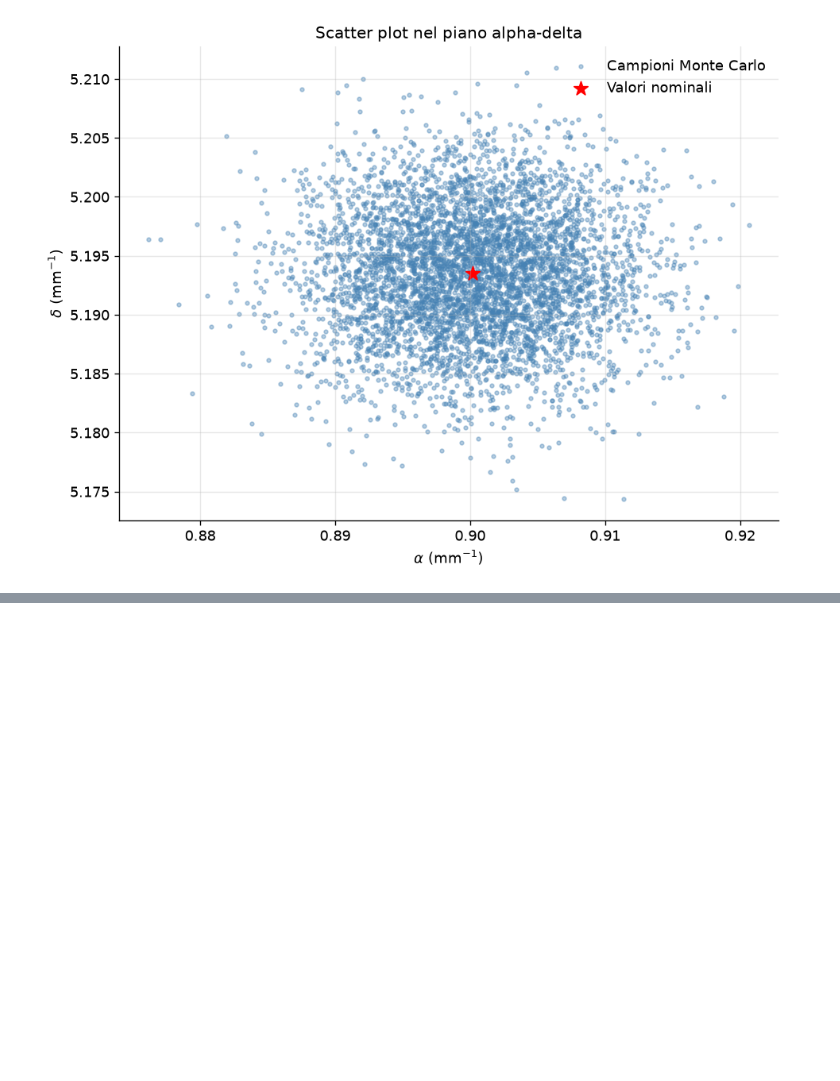
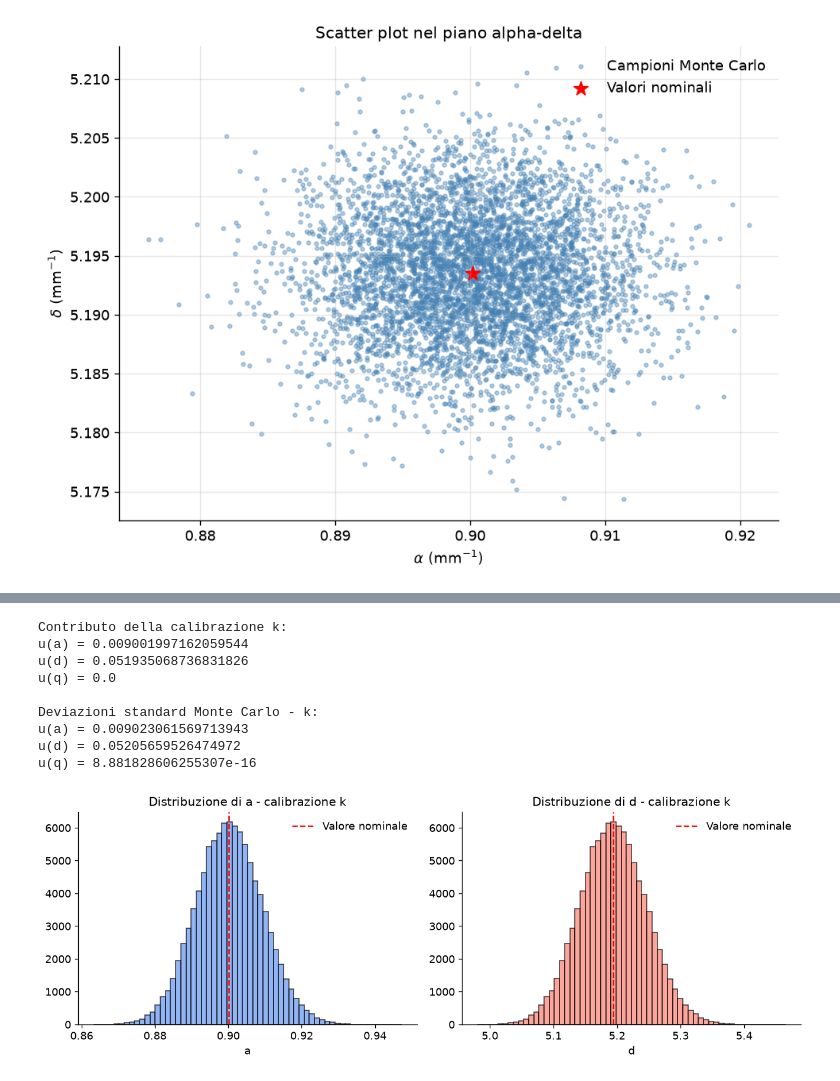
Before and after one commit to madalina-06/prova_lab, a Jupyter notebook: prova2.ipynb, the cells around one changed output, grey strips where cells are left out. Saved outputs shown, nothing was run; the diff lists cells and outputs as text; code cells hidden in the pictures; blank space fills up the shorter version.

```diff
--- a/prova2.ipynb
+++ b/prova2.ipynb
@@ -654,0 +874,65 @@ plt.show()
+# %%
+#studio calibrazione k
+
+#propagazione analitica
+C_k = np.zeros((4,4))
+C_k[2,2] = u_k**2
+
+C_g_k = J @ C_k @ J.T
+
+u_k_contributo = np.sqrt(np.diag(C_g_k))
+
+print("\nContributo della calibrazione k:")
+print("u(a) =", u_k_contributo[0])
+print("u(d) =", u_k_contributo[1])
+print("u(q) =", u_k_contributo[2])
+
+#propagazione monte carlo
+rng_k = np.random.default_rng(20261004)
+
+k_mc = rng_k.normal(k, u_k, M)
+
+validi_k = k_mc > 0
+k_mc = k_mc[validi_k]
+
+a_k_mc = alpha_fit / (k_mc*sx)
+d_k_mc = delta_fit / (k_mc*sx)
+q_k_mc = np.full(len(k_mc), q)
+
+print("\nDeviazioni standard Monte Carlo - k:")
+print("u(a) =", np.std(a_k_mc, ddof=1))
+print("u(d) =", np.std(d_k_mc, ddof=1))
+print("u(q) =", np.std(q_k_mc, ddof=1))
+
+#grafici
+fig, assi = plt.subplots(1,2, figsize=(11,4))
+
+assi[0].hist(a_k_mc, bins=60, color="cornflowerblue",
+             alpha=0.7, edgecolor="black")
+assi[0].axvline(a, color="red", linestyle="--",
+                label="Valore nominale")
+assi[0].set_title("Distribuzione di a - calibrazione k")
+assi[0].set_xlabel("a")
+assi[0].legend()
+
+assi[1].hist(d_k_mc, bins=60, color="salmon",
+             alpha=0.7, edgecolor="black")
+assi[1].axvline(d, color="red", linestyle="--",
+                label="Valore nominale")
+assi[1].set_title("Distribuzione di d - calibrazione k")
+assi[1].set_xlabel("d")
+assi[1].legend()
+
+plt.tight_layout()
+plt.show()
+# %% [output]
+Contributo della calibrazione k:
+u(a) = 0.009001997162059544
+u(d) = 0.051935068736831826
+u(q) = 0.0
+
+Deviazioni standard Monte Carlo - k:
+u(a) = 0.009023061569713943
+u(d) = 0.05205659526474972
+u(q) = 8.881828606255307e-16
+[figure, added]
```
Also changed, not shown: parts of 5 cells of this notebook.
